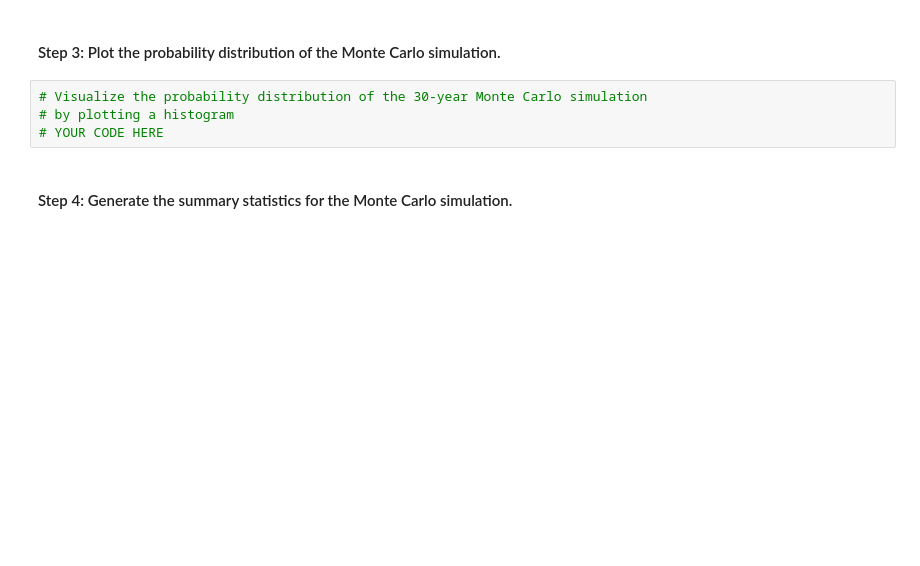
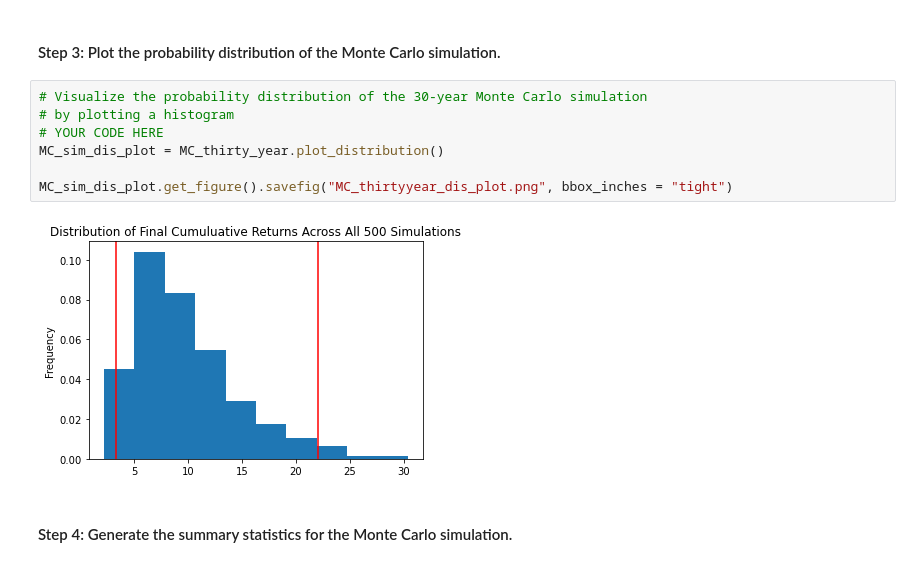
Before and after one commit to Ahmed-Mahjoub/financial_planning_tools, a Jupyter notebook: financial_planning_tools.ipynb, the cells around one changed output. Cells and saved outputs as stored; diff of their text form; blank space fills up the shorter version.

```diff
--- a/financial_planning_tools.ipynb
+++ b/financial_planning_tools.ipynb
@@ -560,7 +564,12 @@ Running Monte Carlo simulation number 490.
 # %%
 # Visualize the probability distribution of the 30-year Monte Carlo simulation
 # by plotting a histogram
 # YOUR CODE HERE
+MC_sim_dis_plot = MC_thirty_year.plot_distribution()
+
+MC_sim_dis_plot.get_figure().savefig("MC_thirtyyear_dis_plot.png", bbox_inches = "tight")
+# %% [output]
+[figure, added]
 # %% [markdown]
 #### Step 4: Generate the summary statistics for the Monte Carlo simulation.
 # %%
```
Also changed, not shown: parts of 25 cells of this notebook.
